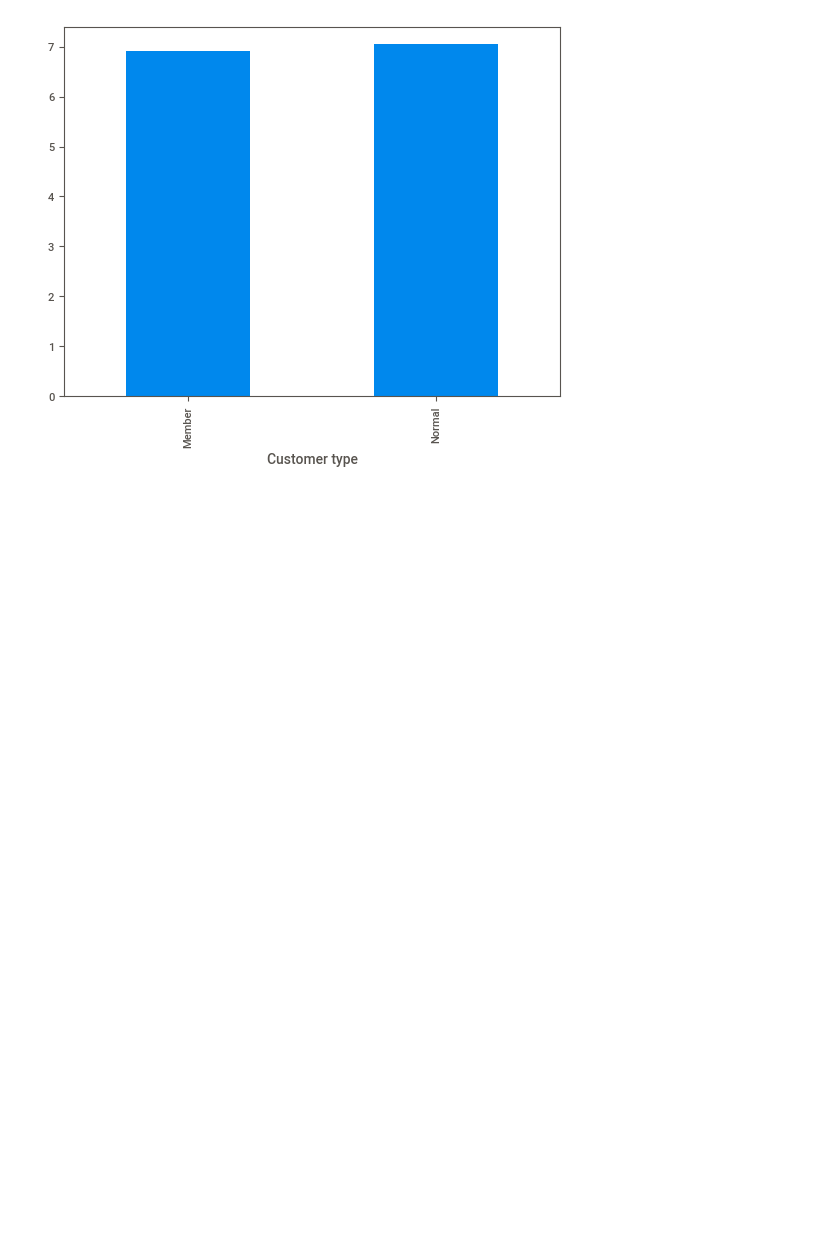
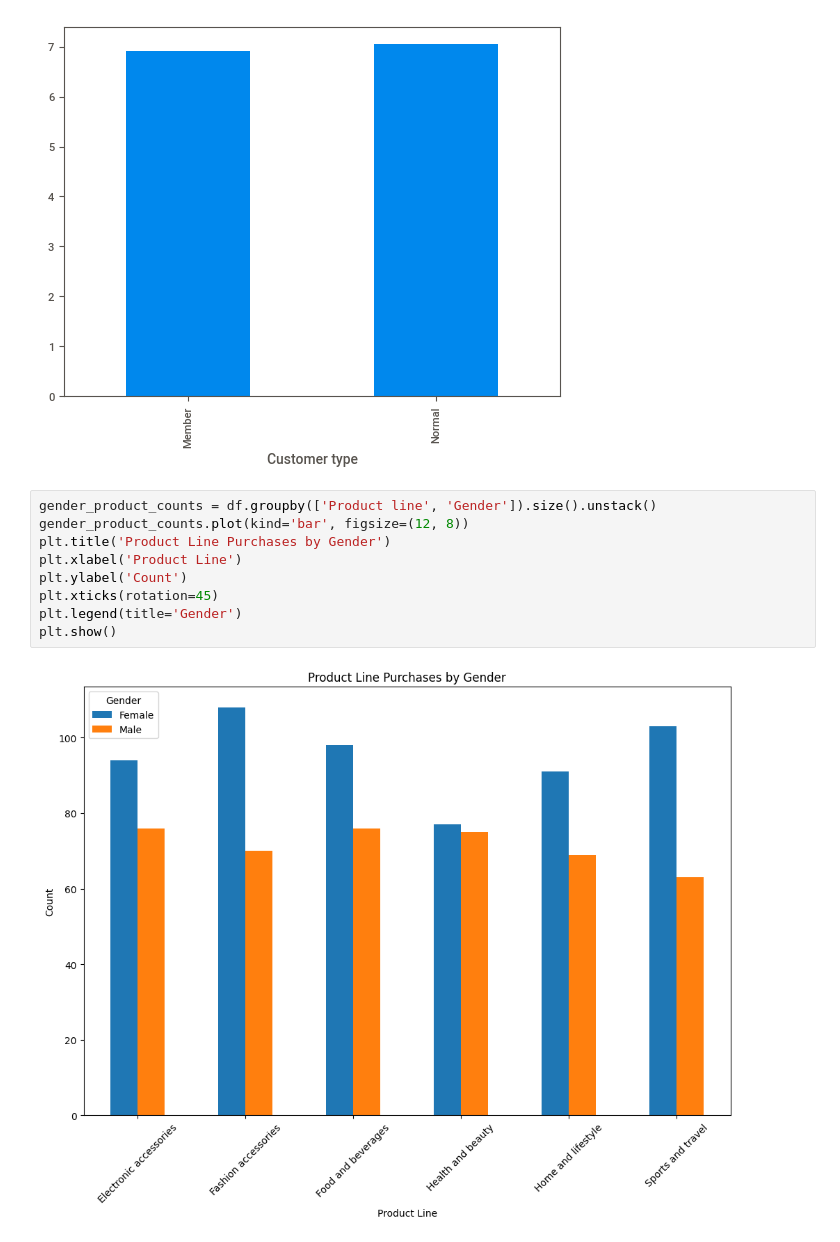
Before and after one commit to MohamedKhalilAI/supermarket_trend_analysis, a Jupyter notebook: analysis.ipynb, the cells around one changed output. Saved outputs shown, nothing was run; the diff lists cells and outputs as text; blank space fills up the shorter version.

```diff
--- a/analysis.ipynb
+++ b/analysis.ipynb
@@ -233,3 +233,14 @@ cities_ratings.mean().plot(kind='bar')
 # %% [output]
 <Axes: xlabel='Customer type'>
 [figure]
+# %%
+gender_product_counts = df.groupby(['Product line', 'Gender']).size().unstack()
+gender_product_counts.plot(kind='bar', figsize=(12, 8))
+plt.title('Product Line Purchases by Gender')
+plt.xlabel('Product Line')
+plt.ylabel('Count')
+plt.xticks(rotation=45)
+plt.legend(title='Gender')
+plt.show()
+# %% [output]
+[figure, added]
```
